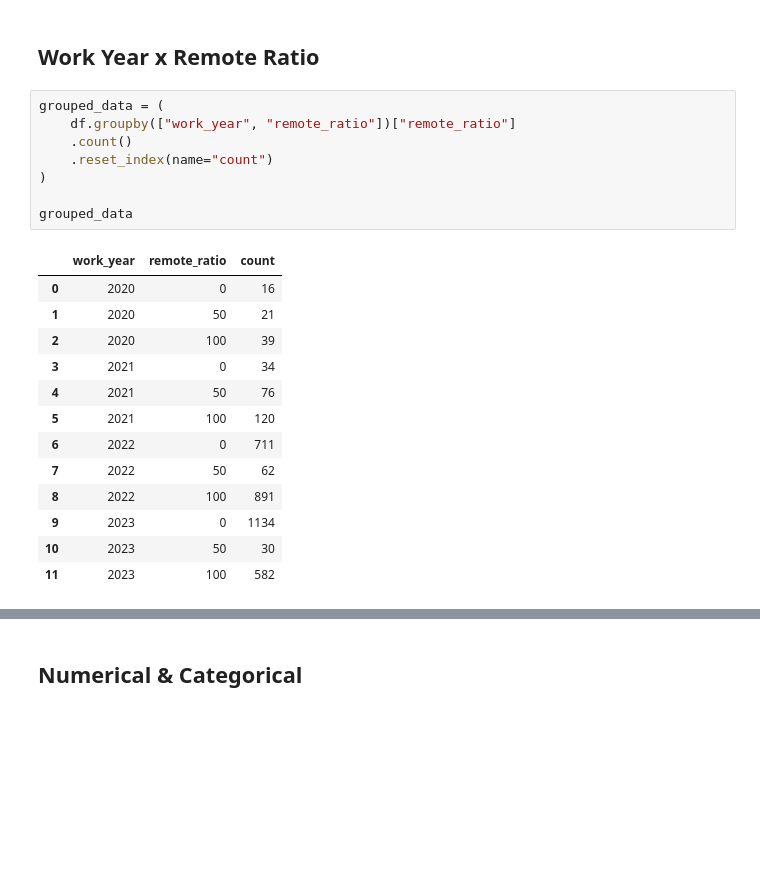
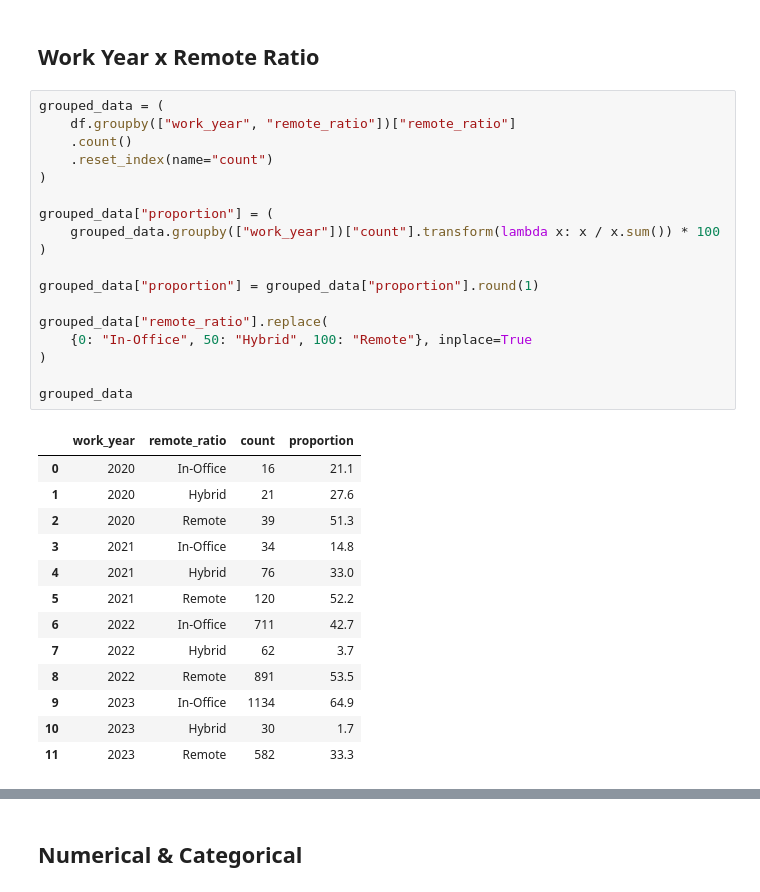
Before and after one commit to viniciusparede/data-science-job-salaries, a Jupyter notebook: notebooks/eda.ipynb, the cells around one changed output, grey strips where cells are left out. Drawn from its saved outputs; the diff is of its cells as text; blank space fills up the shorter version.

```diff
--- a/notebooks/eda.ipynb
+++ b/notebooks/eda.ipynb
@@ -1430,25 +1430,35 @@ bivariate_numerical_combinations
  ('salary_in_usd', 'remote_ratio')]
 # %% [markdown]
 ## Work Year x Remote Ratio
-# %%
-grouped_data = (
-    df.groupby(["work_year", "remote_ratio"])["remote_ratio"]
-    .count()
-    .reset_index(name="count")
-)
-
-grouped_data
-# %% [output]
-|  | work_year | remote_ratio | count |
-| 0 | 2020 | 0 | 16 |
-| 1 | 2020 | 50 | 21 |
-| 2 | 2020 | 100 | 39 |
-| 3 | 2021 | 0 | 34 |
-| 4 | 2021 | 50 | 76 |
-| 5 | 2021 | 100 | 120 |
-| 6 | 2022 | 0 | 711 |
-| 7 | 2022 | 50 | 62 |
-| 8 | 2022 | 100 | 891 |
-| 9 | 2023 | 0 | 1134 |
-| 10 | 2023 | 50 | 30 |
-| 11 | 2023 | 100 | 582 |
+# %%
+grouped_data = (
+    df.groupby(["work_year", "remote_ratio"])["remote_ratio"]
+    .count()
+    .reset_index(name="count")
+)
+
+grouped_data["proportion"] = (
+    grouped_data.groupby(["work_year"])["count"].transform(lambda x: x / x.sum()) * 100
+)
+
+grouped_data["proportion"] = grouped_data["proportion"].round(1)
+
+grouped_data["remote_ratio"].replace(
+    {0: "In-Office", 50: "Hybrid", 100: "Remote"}, inplace=True
+)
+
+grouped_data
+# %% [output]
+|  | work_year | remote_ratio | count | proportion |
+| 0 | 2020 | In-Office | 16 | 21.1 |
+| 1 | 2020 | Hybrid | 21 | 27.6 |
+| 2 | 2020 | Remote | 39 | 51.3 |
+| 3 | 2021 | In-Office | 34 | 14.8 |
+| 4 | 2021 | Hybrid | 76 | 33.0 |
+| 5 | 2021 | Remote | 120 | 52.2 |
+| 6 | 2022 | In-Office | 711 | 42.7 |
+| 7 | 2022 | Hybrid | 62 | 3.7 |
+| 8 | 2022 | Remote | 891 | 53.5 |
+| 9 | 2023 | In-Office | 1134 | 64.9 |
+| 10 | 2023 | Hybrid | 30 | 1.7 |
+| 11 | 2023 | Remote | 582 | 33.3 |
```
Also changed, not shown: parts of 6 cells of this notebook.
